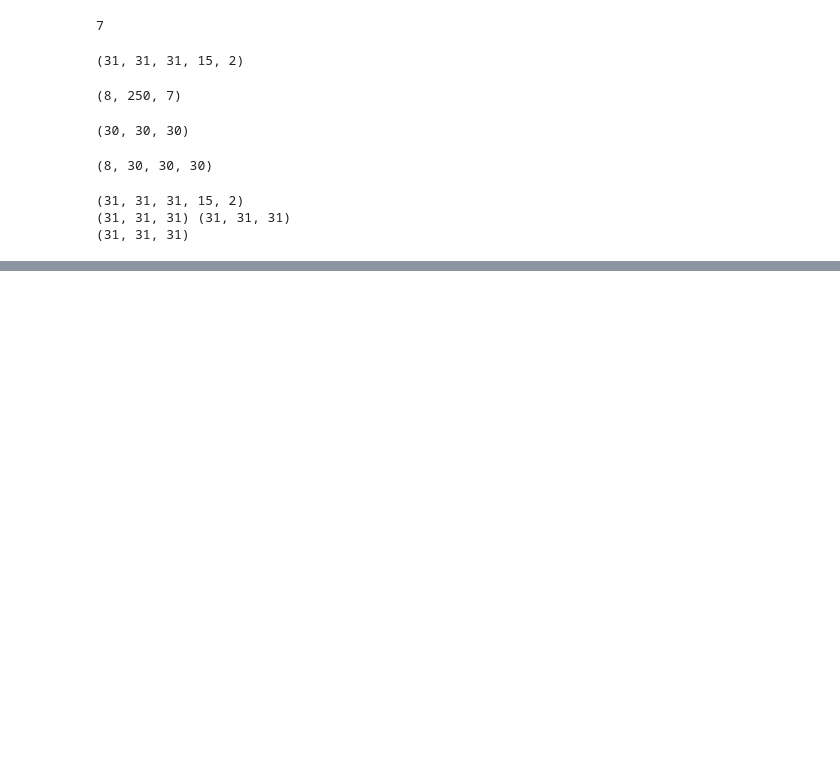
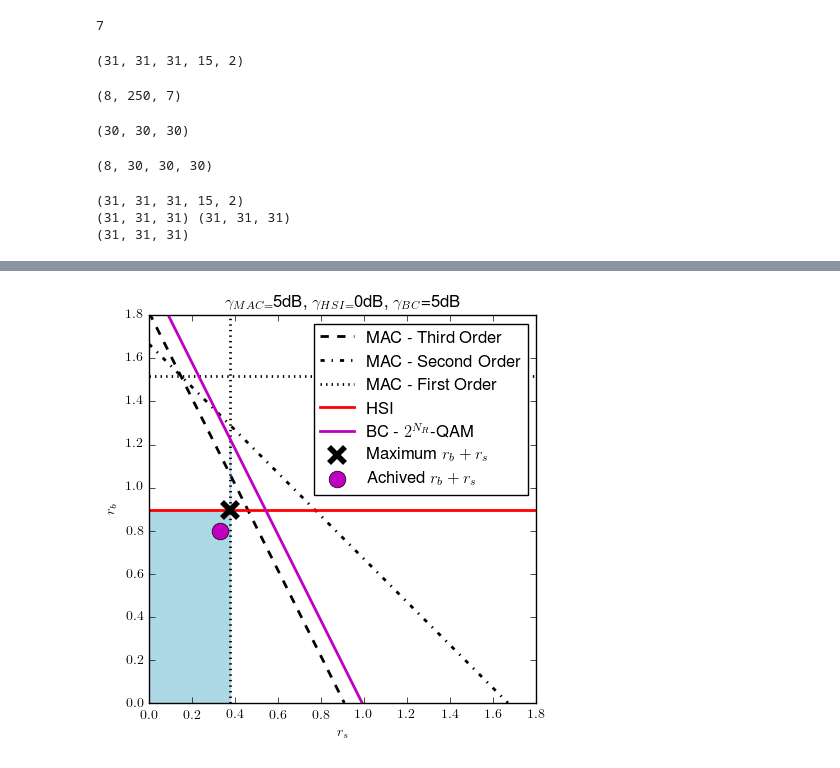
Before and after one commit to ProchazkaPavel/EURASIP_2017, a Jupyter notebook: notebooks/Plots_Transaction.ipynb, the cells around one changed output, grey strips where cells are left out. Saved outputs shown, nothing was run; the diff lists cells and outputs as text; code cells hidden in the pictures; blank space fills up the shorter version.

```diff
--- a/notebooks/Plots_Transaction.ipynb
+++ b/notebooks/Plots_Transaction.ipynb
@@ -1549,31 +1554,33 @@ Rs2 = r2b/2
 
 
 c = [-1, -1]
 A = [[2, 1], [1, 1], [1,0], [0,1]]
 
 b = [Rbss, Rbs, Rs, Rb]
 x0_bounds = (0, None)
 x1_bounds = (0, None)
 res = linprog(c, A_ub=A, b_ub=b, bounds=(x0_bounds, x1_bounds))
-plt.figure(figsize=(10,10))
+plt.figure(figsize=(5,5))
 plt.plot([0,r3/2.],[r3, 0],'k--', lw=2, label='MAC - Third Order')
 plt.plot([0,r2As],[r2As, 0],'k-.', lw=2, label='MAC - Second Order')
 plt.plot([Rs, Rs],[0, 1.8],'k:', lw=2, label='MAC - First Order')
 #plt.plot([Rs2, Rs2],[0, r1b],'r--', lw=2, label='MAC - First Order 2')
 plt.plot([0,1.8],[r1b, r1b],'k:', lw=2)
 plt.plot([0,1.8],[cHSI,cHSI],'r-', lw=2, label='HSI')
 plt.plot([0,cBC/2.],[cBC, 0],'m-', lw=2, label='BC - $2^{N_R}$-QAM')
 
 plt.fill_between([0, res.items()[4][1][0], Rs], [cHSI, res.items()[4][1][1], cBC-2*Rs], [0,0,0], color='lightblue')
 plt.plot([res.items()[4][1][0]],[res.items()[4][1][1]],'kx', ms=12, mew=4, label='Maximum $r_b+r_s$')
 #plt.plot([0.66],[1.5],'mx', ms=15,lw=5, label='Achived performance - LDPC')
 plt.plot([0.33],[0.8],'mo', fillstyle='full', ms=12,lw=5, label='Achived $r_b+r_s$')
 
 plt.xlim([0,1.8])
 plt.ylim([0,1.8])
 plt.legend(numpoints=1)
 plt.xlabel('$r_s$')
 plt.ylabel('$r_b$')
 plt.title('$\gamma_{MAC=}$'+str(gMAC)+'dB, $\gamma_{HSI=}$'+str(gHSI)+'dB, $\gamma_{BC}$='+str(gBC)+'dB')
 plt.savefig('Rate_Regions_XOR_map_BC'+str(gBC)+'_MAC'+str(gMAC)+'_HSI'+str(gHSI)+'.eps')
 plt.show()
+# %% [output]
+[figure, added]
```
Also changed, not shown: parts of 3 cells of this notebook, 8 other files.
